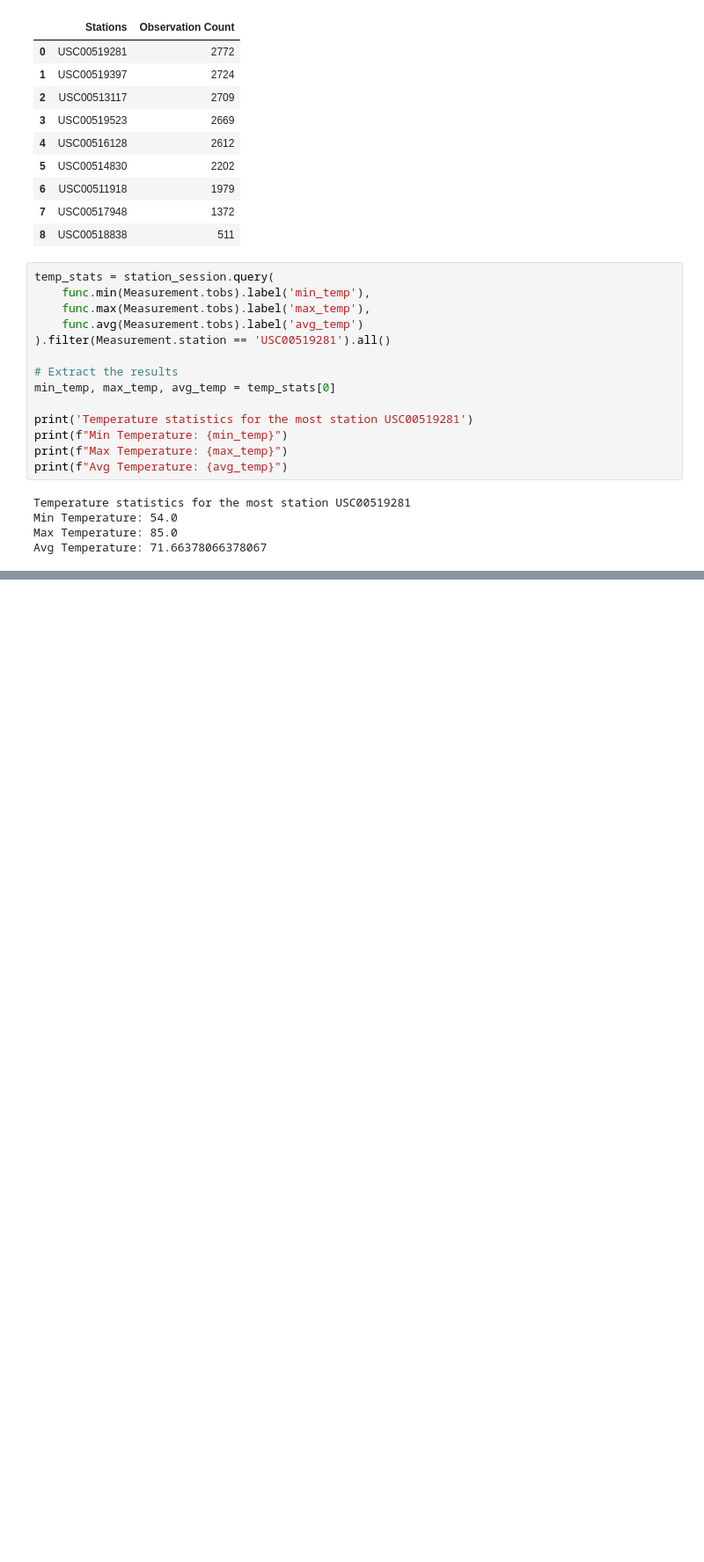
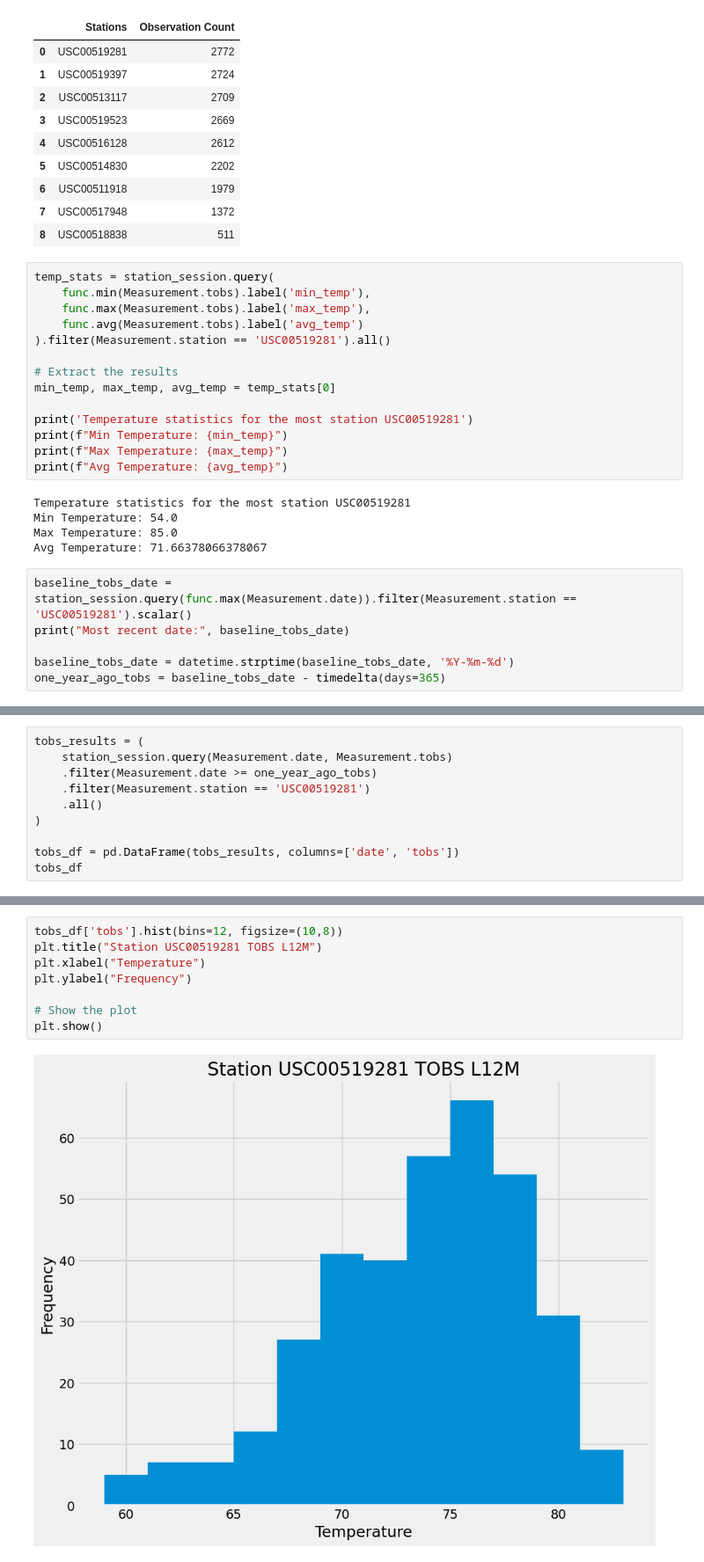
Before and after one commit to elizabethlconn/sqlalchemy-challenge, a Jupyter notebook: SurfsUp_submission.ipynb, the cells around one changed output, grey strips where cells are left out. Shown: that part at 88% size. Drawn from its saved outputs; the diff is of its cells as text; blank space fills up the shorter version.

```diff
--- a/SurfsUp_submission.ipynb
+++ b/SurfsUp_submission.ipynb
@@ -158,3 +158,9 @@ Temperature statistics for the most station USC00519281
 Min Temperature: 54.0
 Max Temperature: 85.0
 Avg Temperature: 71.66378066378067
+# %%
+baseline_tobs_date = station_session.query(func.max(Measurement.date)).filter(Measurement.station == 'USC00519281').scalar()
+print("Most recent date:", baseline_tobs_date)
+
+baseline_tobs_date = datetime.strptime(baseline_tobs_date, '%Y-%m-%d')
+one_year_ago_tobs = baseline_tobs_date - timedelta(days=365)
@@ -160,0 +169,10 @@ Avg Temperature: 71.66378066378067
+# %%
+tobs_results = (
+    station_session.query(Measurement.date, Measurement.tobs)
+    .filter(Measurement.date >= one_year_ago_tobs)
+    .filter(Measurement.station == 'USC00519281')
+    .all()
+)
+
+tobs_df = pd.DataFrame(tobs_results, columns=['date', 'tobs'])
+tobs_df
@@ -160,0 +193,10 @@ Avg Temperature: 71.66378066378067
+# %%
+tobs_df['tobs'].hist(bins=12, figsize=(10,8))
+plt.title("Station USC00519281 TOBS L12M")
+plt.xlabel("Temperature")
+plt.ylabel("Frequency")
+
+# Show the plot
+plt.show()
+# %% [output]
+[figure, added]
```
Also changed, not shown: parts of 5 cells of this notebook, 1 other file.
